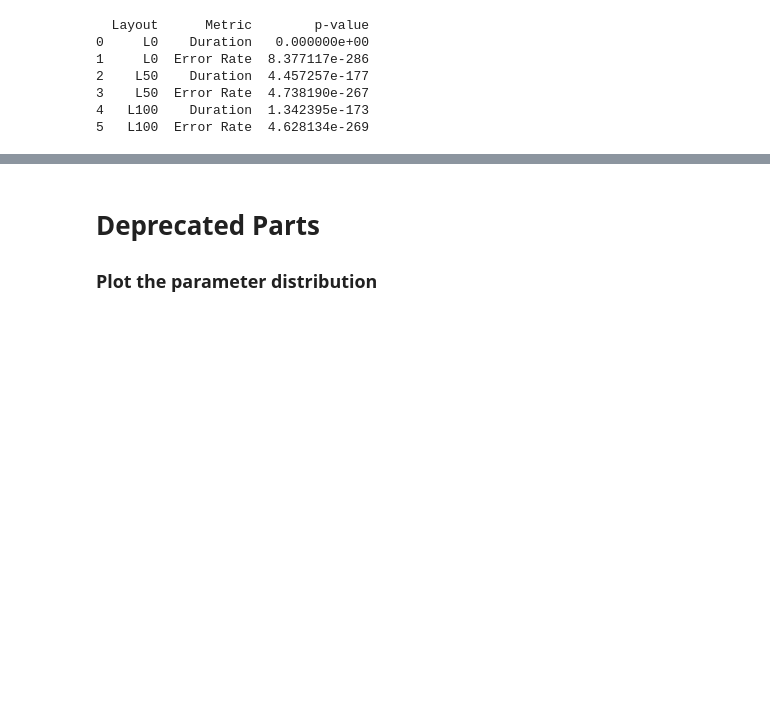
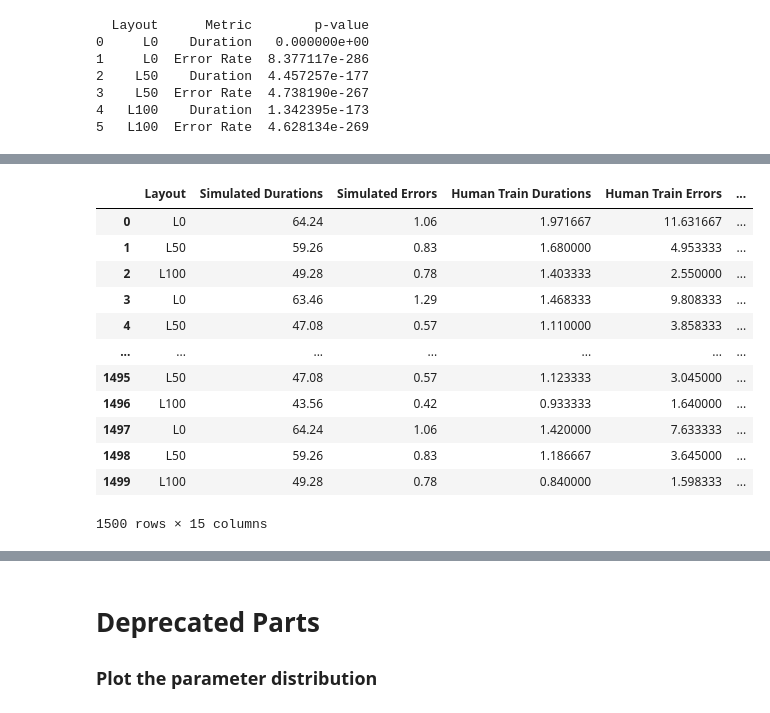
Before and after one commit to BaiYunpeng1949/heads-up-multitasker, a Jupyter notebook: huc/envs/mobile_reading/results/Grid Search for Read Task Resumption.ipynb, the cells around one changed output, grey strips where cells are left out. Cells and saved outputs as stored; diff of their text form; code cells hidden in the pictures; blank space fills up the shorter version.

```diff
--- a/huc/envs/mobile_reading/results/Grid Search for Read Task Resumption.ipynb
+++ b/huc/envs/mobile_reading/results/Grid Search for Read Task Resumption.ipynb
@@ -1113,6 +1114,9 @@ RMSE for L100 - Durations: 0.5098, Errors: 1.3670
 # %% [markdown]
 ### The Re-trained Model
 # %%
+import pandas as pd
+import numpy as np
+
 # With the re-trained model:
 # Reportable data
 normal_simulated_results = r"D:\Users\91584\PycharmProjects\uitb-headsup-computing\huc\envs\mobile_reading\results\0827_100m_50ep_selection_results.csv"
@@ -1120,7 +1124,7 @@ normal_simulated_results = r"D:\Users\91584\PycharmProjects\uitb-headsup-computi
 ablation_simulated_results = r"D:\Users\91584\PycharmProjects\uitb-headsup-computing\huc\envs\mobile_reading\results\0901_ablationstudy_100ep_selection_results.csv"
 
 # Parameter inferenced simulation + human data with train-test splits
-best_params_file_name = "0905_normal_noinitdeltat_4dot5sigmapm_train_test_split_repeats_data_rep500.csv"
+best_params_file_name = "0906_normal_oneinitdeltat_4dot5sigmapm_train_test_split_repeats_data_rep500.csv"
 
 df_ablation_simulations = pd.read_csv(ablation_simulated_results)
 
@@ -1136,14 +1140,14 @@ def get_ablation_data(df, params):
     errors = filtered_df['error'].tolist()
     return durations, errors
 
-extended_file_name = "0906_normal_and_ablation_noinitdeltat_4dot5sigmapm_train_test_split_repeats_data_rep500.csv"
+extended_file_name = "0906_extended_normal_oneinitdeltat_4dot5sigmapm_train_test_split_repeats_data_rep500.csv"
 
 # Read the existing data from the best_params_file_name
 df_best_params = pd.read_csv(best_params_file_name)
 
 # Modify the dataframe to add columns for ablation data
-df_best_params["Ablation Duration"] = np.nan
-df_best_params["Ablation Error"] = np.nan
+df_best_params["Ablation Durations"] = np.nan
+df_best_params["Ablation Errors"] = np.nan
 
 # Update the dataframe rows with ablation data based on the best parameters
 for i, row in df_best_params.iterrows():
@@ -1157,8 +1161,8 @@ for i, row in df_best_params.iterrows():
 
     # Here, I'm assuming that the ablation data results in one value for each label ('L0', 'L50', 'L100')
     # and so we're directly updating the dataframe's ablation columns. Adjust as necessary.
-    df_best_params.at[i, "Ablation Duration"] = ablation_durations[0]  # or whichever index corresponds to the label
-    df_best_params.at[i, "Ablation Error"] = ablation_errors[0]
+    df_best_params.at[i, "Ablation Durations"] = ablation_durations[0]  # or whichever index corresponds to the label
+    df_best_params.at[i, "Ablation Errors"] = ablation_errors[0]
 
 # Write the modified dataframe to the extended_file_name
 df_best_params.to_csv(extended_file_name, index=False)
@@ -1269,0 +1276,18 @@ KeyError: 'Ablation Durations'
+# %%
+# Read the data
+df = pd.read_csv(extended_file_name)
+df
+# %% [output]
+|  | Layout | Simulated Durations | Simulated Errors | Human Train Durations | Human Train Errors | ... |
+| 0 | L0 | 64.24 | 1.06 | 1.971667 | 11.631667 | ... |
+| 1 | L50 | 59.26 | 0.83 | 1.680000 | 4.953333 | ... |
+| 2 | L100 | 49.28 | 0.78 | 1.403333 | 2.550000 | ... |
+| 3 | L0 | 63.46 | 1.29 | 1.468333 | 9.808333 | ... |
+| 4 | L50 | 47.08 | 0.57 | 1.110000 | 3.858333 | ... |
+| ... | ... | ... | ... | ... | ... | ... |
+| 1495 | L50 | 47.08 | 0.57 | 1.123333 | 3.045000 | ... |
+| 1496 | L100 | 43.56 | 0.42 | 0.933333 | 1.640000 | ... |
+| 1497 | L0 | 64.24 | 1.06 | 1.420000 | 7.633333 | ... |
+| 1498 | L50 | 59.26 | 0.83 | 1.186667 | 3.645000 | ... |
+| 1499 | L100 | 49.28 | 0.78 | 0.840000 | 1.598333 | ... |
+1500 rows × 15 columns
```
Also changed, not shown: parts of 9 cells of this notebook, 8 other files.
